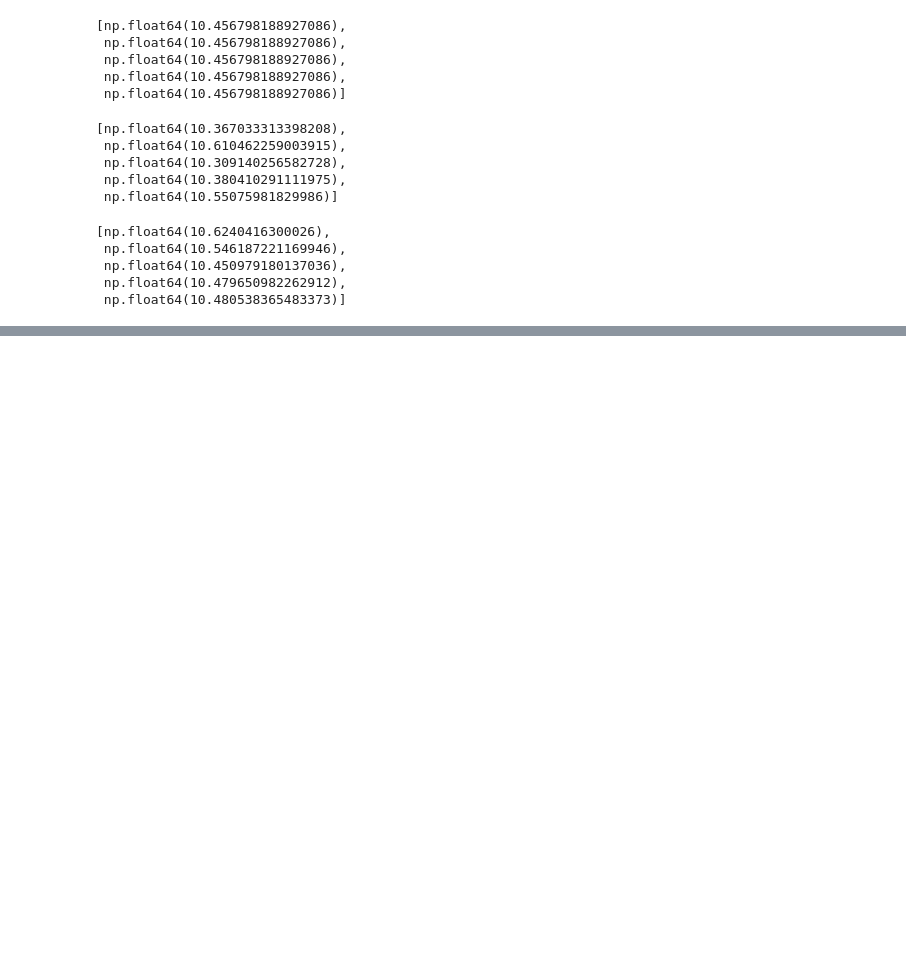
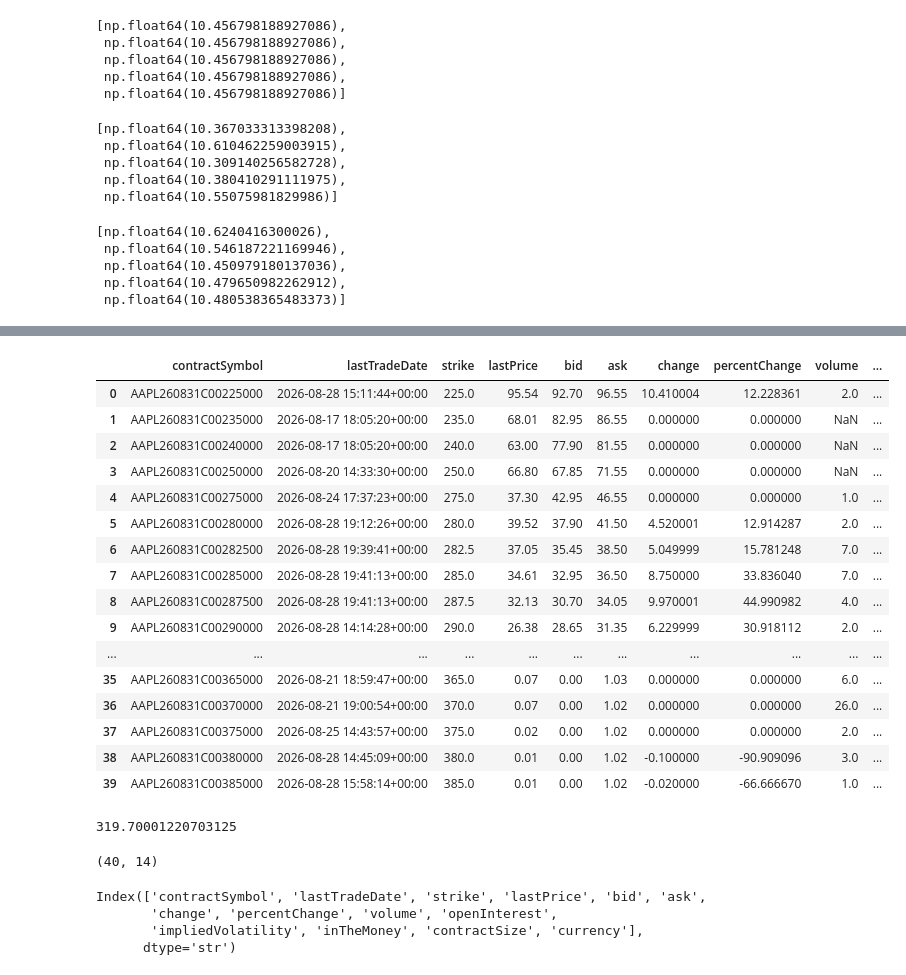
Before and after one commit to anshkumarjethani/Derivatives-Pricing-Engine, a Jupyter notebook: notebooks/exploration.ipynb, the cells around one changed output, grey strips where cells are left out. Saved outputs shown, nothing was run; the diff lists cells and outputs as text; code cells hidden in the pictures; blank space fills up the shorter version.

Commit message:
add real-data cross-validation tests using live AAPL option chain data across all pricing methods

```diff
--- a/notebooks/exploration.ipynb
+++ b/notebooks/exploration.ipynb
@@ -248,0 +324,4 @@ from monte_carlo import monte_carlo_call_control_variate
+# %%
+aapl = yf.Ticker("AAPL")
+expiries = aapl.options
+expiries
@@ -248,0 +349,37 @@ from monte_carlo import monte_carlo_call_control_variate
+# %%
+chain = aapl.option_chain(expiries[0])
+chain.calls
+# %% [output]
+|  | contractSymbol | lastTradeDate | strike | lastPrice | bid | ask | change | percentChange | volume | ... |
+| 0 | AAPL260831C00225000 | 2026-08-28 15:11:44+00:00 | 225.0 | 95.54 | 92.70 | 96.55 | 10.410004 | 12.228361 | 2.0 | ... |
+| 1 | AAPL260831C00235000 | 2026-08-17 18:05:20+00:00 | 235.0 | 68.01 | 82.95 | 86.55 | 0.000000 | 0.000000 | NaN | ... |
+| 2 | AAPL260831C00240000 | 2026-08-17 18:05:20+00:00 | 240.0 | 63.00 | 77.90 | 81.55 | 0.000000 | 0.000000 | NaN | ... |
+| 3 | AAPL260831C00250000 | 2026-08-20 14:33:30+00:00 | 250.0 | 66.80 | 67.85 | 71.55 | 0.000000 | 0.000000 | NaN | ... |
+| 4 | AAPL260831C00275000 | 2026-08-24 17:37:23+00:00 | 275.0 | 37.30 | 42.95 | 46.55 | 0.000000 | 0.000000 | 1.0 | ... |
+| 5 | AAPL260831C00280000 | 2026-08-28 19:12:26+00:00 | 280.0 | 39.52 | 37.90 | 41.50 | 4.520001 | 12.914287 | 2.0 | ... |
+| 6 | AAPL260831C00282500 | 2026-08-28 19:39:41+00:00 | 282.5 | 37.05 | 35.45 | 38.50 | 5.049999 | 15.781248 | 7.0 | ... |
+| 7 | AAPL260831C00285000 | 2026-08-28 19:41:13+00:00 | 285.0 | 34.61 | 32.95 | 36.50 | 8.750000 | 33.836040 | 7.0 | ... |
+| 8 | AAPL260831C00287500 | 2026-08-28 19:41:13+00:00 | 287.5 | 32.13 | 30.70 | 34.05 | 9.970001 | 44.990982 | 4.0 | ... |
+| 9 | AAPL260831C00290000 | 2026-08-28 14:14:28+00:00 | 290.0 | 26.38 | 28.65 | 31.35 | 6.229999 | 30.918112 | 2.0 | ... |
+| ... | ... | ... | ... | ... | ... | ... | ... | ... | ... | ... |
+| 35 | AAPL260831C00365000 | 2026-08-21 18:59:47+00:00 | 365.0 | 0.07 | 0.00 | 1.03 | 0.000000 | 0.000000 | 6.0 | ... |
+| 36 | AAPL260831C00370000 | 2026-08-21 19:00:54+00:00 | 370.0 | 0.07 | 0.00 | 1.02 | 0.000000 | 0.000000 | 26.0 | ... |
+| 37 | AAPL260831C00375000 | 2026-08-25 14:43:57+00:00 | 375.0 | 0.02 | 0.00 | 1.02 | 0.000000 | 0.000000 | 2.0 | ... |
+| 38 | AAPL260831C00380000 | 2026-08-28 14:45:09+00:00 | 380.0 | 0.01 | 0.00 | 1.02 | -0.100000 | -90.909096 | 3.0 | ... |
+| 39 | AAPL260831C00385000 | 2026-08-28 15:58:14+00:00 | 385.0 | 0.01 | 0.00 | 1.02 | -0.020000 | -66.666670 | 1.0 | ... |
+# %%
+from market_data import get_spot_price
+get_spot_price("AAPL")
+# %% [output]
+319.70001220703125
+# %%
+chain.calls.shape
+# %% [output]
+(40, 14)
+# %%
+chain.calls.columns
+# %% [output]
+Index(['contractSymbol', 'lastTradeDate', 'strike', 'lastPrice', 'bid', 'ask',
+       'change', 'percentChange', 'volume', 'openInterest',
+       'impliedVolatility', 'inTheMoney', 'contractSize', 'currency'],
+      dtype='str')
```
Also changed, not shown: parts of 37 cells of this notebook, 2 other files.
